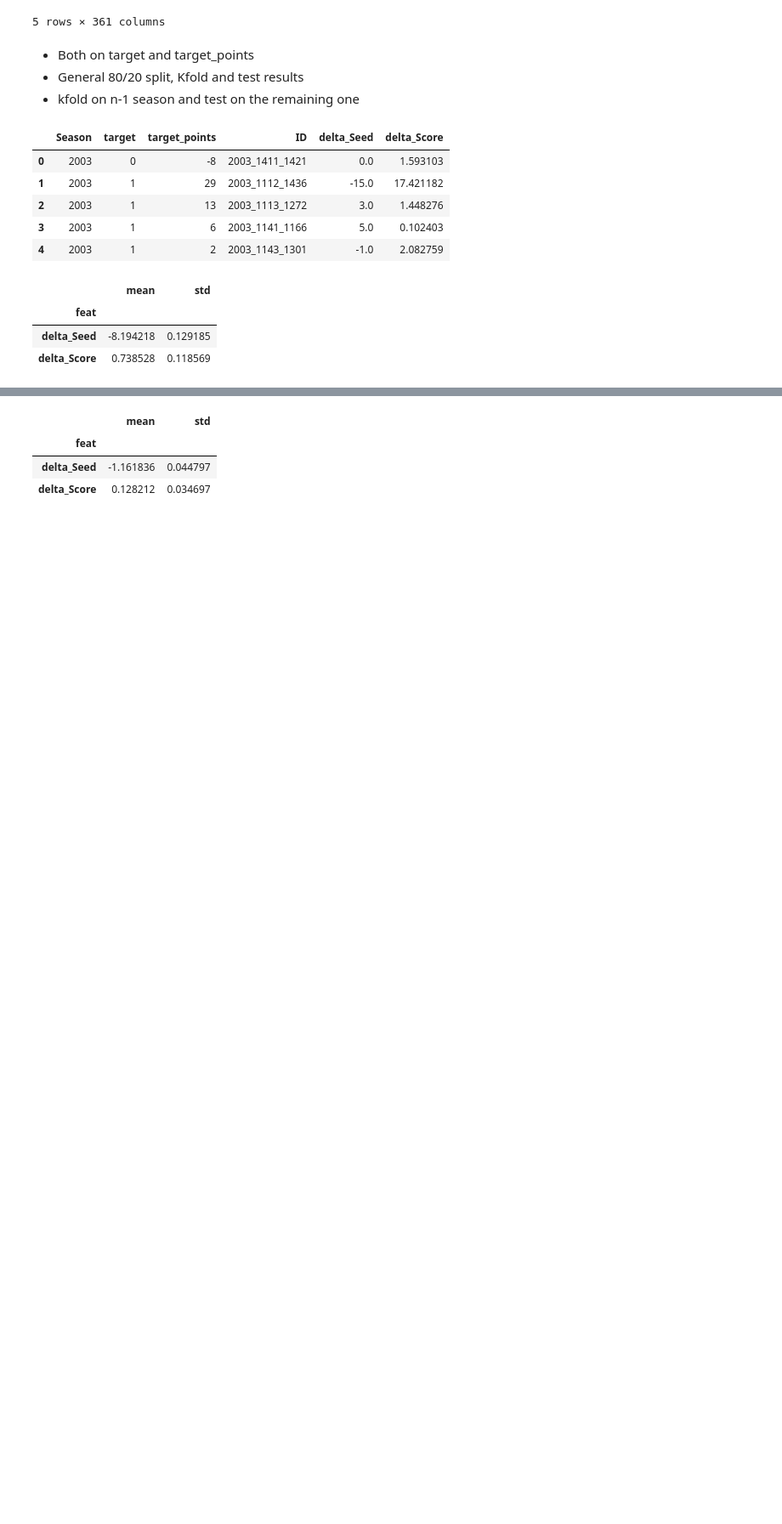
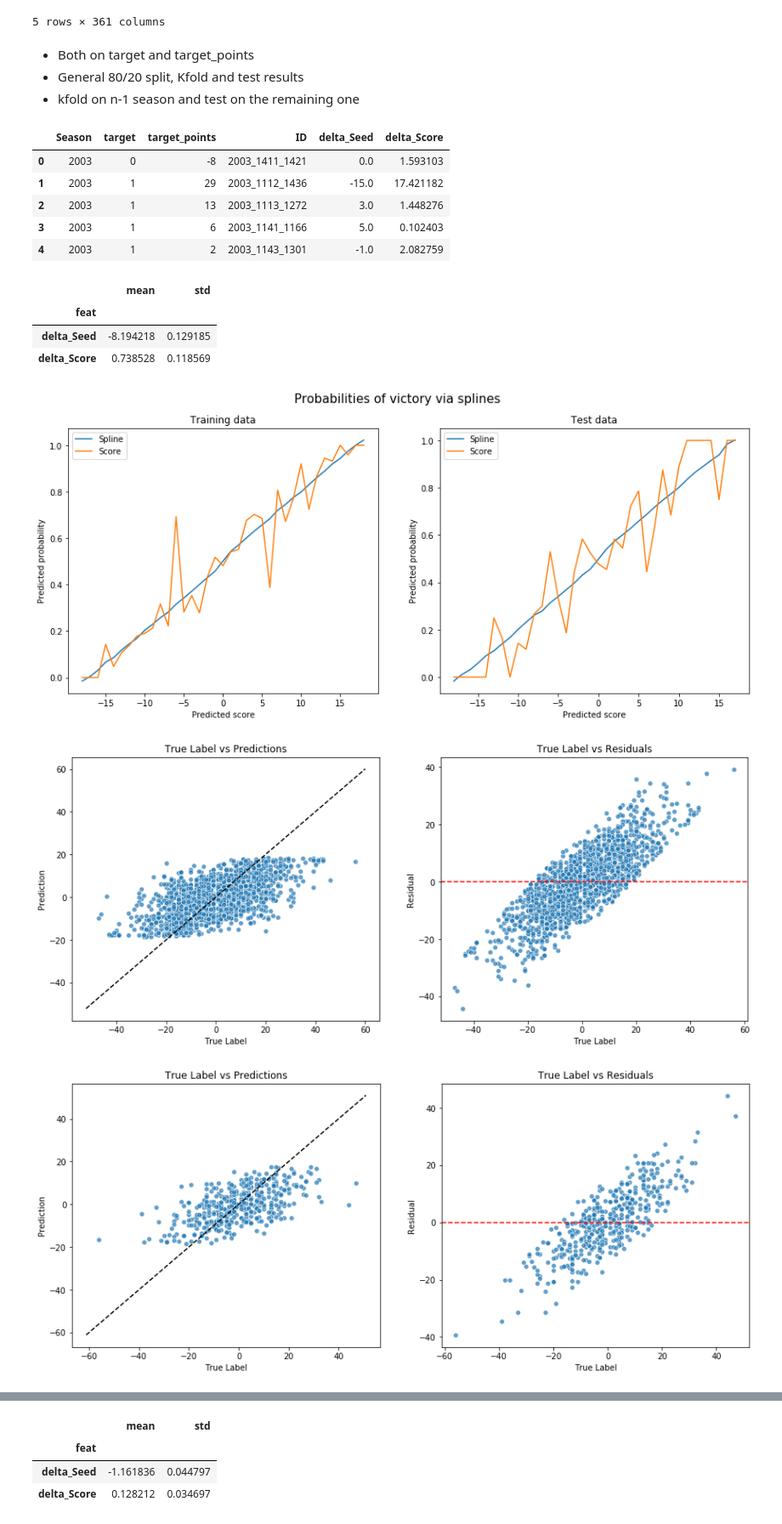
Before and after one commit to lucabasa/kaggle_competitions, a Jupyter notebook: marc_madness/04_validation_strategy.ipynb, the cells around one changed output, grey strips where cells are left out. Shown at 85% size. Drawn from its saved outputs; the diff is of its cells as text; code cells hidden in the pictures; blank space fills up the shorter version.

Commit message:
report on point predictions

```diff
--- a/marc_madness/04_validation_strategy.ipynb
+++ b/marc_madness/04_validation_strategy.ipynb
@@ -51,3 +38,38 @@ def random_split(data, model, kfolds, target, test_size=0.2, predict_proba=False
+# %%
+def _clean_columns(train, test):
+    for col in ['target', 'target_points', 'ID', 'DayNum', 'Team1', 'Team2', 'Season']:
+        try:
+            del train[col]
+            del test[col]
+        except KeyError:
+            pass
+    return train, test
+
+
+def _make_preds(train, y_train, test, model, kfolds, predict_proba):
+    oof, imp_coef = ut.cv_score(train, y_train, kfolds, model, imp_coef=True, predict_proba=predict_proba)
+
+    fit_model = model.fit(train, y_train)
+    if predict_proba:
+        predictions = fit_model.predict_proba(test)[:,1]
+    else:
+        predictions = fit_model.predict(test)
+
+    return fit_model, oof, imp_coef, predictions
+
+
+def random_split(data, model, kfolds, target, test_size=0.2, predict_proba=False):
+
+    train, test = ut.make_test(data, test_size=test_size, random_state=324)
+
+    y_train = train[target]
+    y_test = test[target]
+
+    train, test = _clean_columns(train, test)
+
+    fit_model, oof, imp_coef, predictions = _make_preds(train, y_train, test, model, kfolds, predict_proba)
+
+    return fit_model, oof, predictions, imp_coef, train, y_train, test, y_test
 # %%
 df_train = df[['Season', 'target', 'target_points', 'ID', 'delta_Seed', 'delta_Score']]
 
@@ -64,7 +86,7 @@ pipe = Pipeline([('scl', df_p.df_scaler()), ('ridge', Ridge())])
 
 kfolds = KFold(n_splits=5, shuffle=True, random_state=345)
 
-fitted, oof_pred, imp_coef, train, y_train, test, y_test = random_split(df_train, pipe, kfolds, 'target_points')
+fitted, oof_pred, test_pred, imp_coef, train, y_train, test, y_test = random_split(df_train, pipe, kfolds, 'target_points')
 # %%
 imp_coef
 # %% [output]
@@ -74,0 +168,6 @@ imp_coef
+# %%
+report_points(train, test, y_train, y_test, oof_pred, test_pred)
+# %% [output]
+[figure, added]
+[figure, added]
+[figure, added]
```
Also changed, not shown: parts of 12 cells of this notebook, 1 other file.
